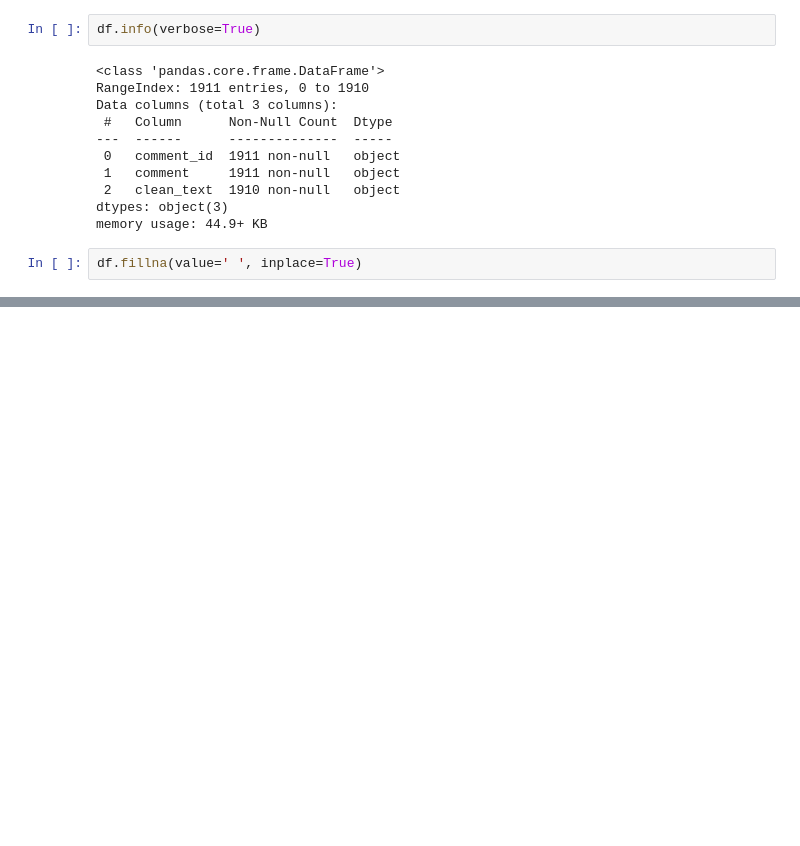
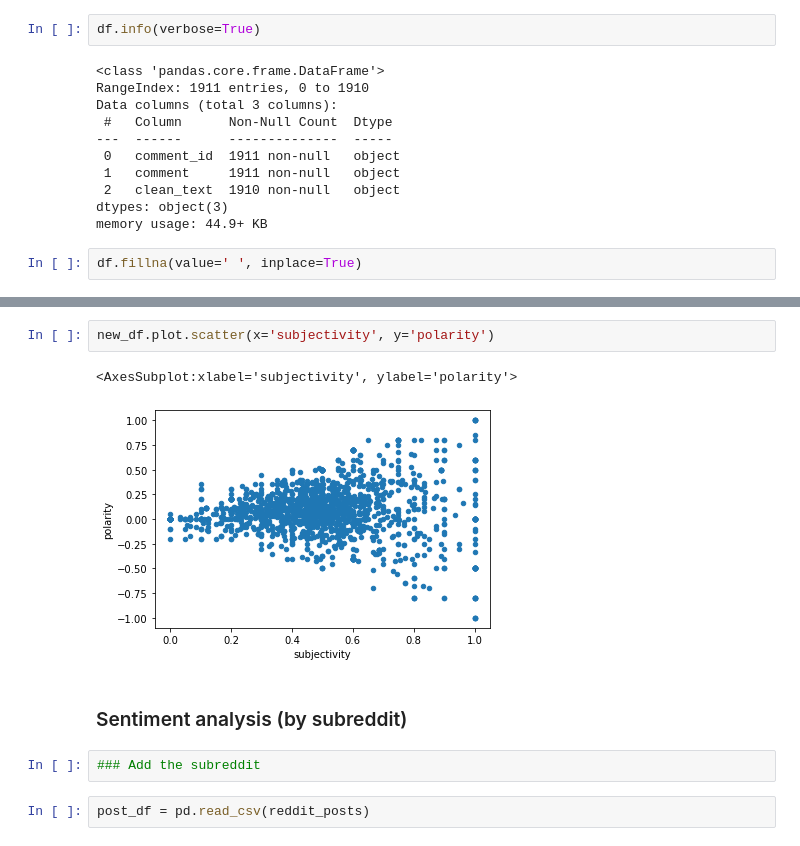
Before and after one commit to datakind/Mar21-vaccine-uptake, a Jupyter notebook: 02_eda/reddit_eda.ipynb, the cells around one changed output, grey strips where cells are left out. Cells and saved outputs as stored; diff of their text form; blank space fills up the shorter version.

```diff
--- a/02_eda/reddit_eda.ipynb
+++ b/02_eda/reddit_eda.ipynb
@@ -143,0 +149,11 @@ new_df.head()
+# %%
+new_df.plot.scatter(x='subjectivity', y='polarity')
+# %% [output]
+<AxesSubplot:xlabel='subjectivity', ylabel='polarity'>
+[figure, added]
+# %% [markdown]
+### Sentiment analysis (by subreddit)
+# %%
+### Add the subreddit
+# %%
+post_df = pd.read_csv(reddit_posts)
```
Also changed, not shown: parts of 31 cells of this notebook, 2 other files.
